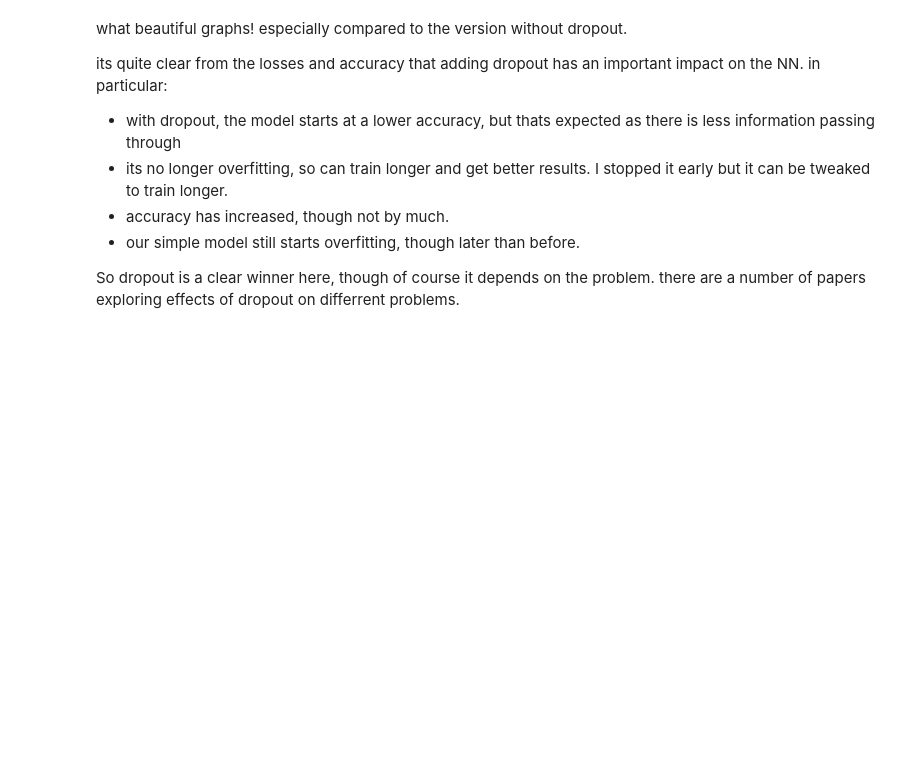
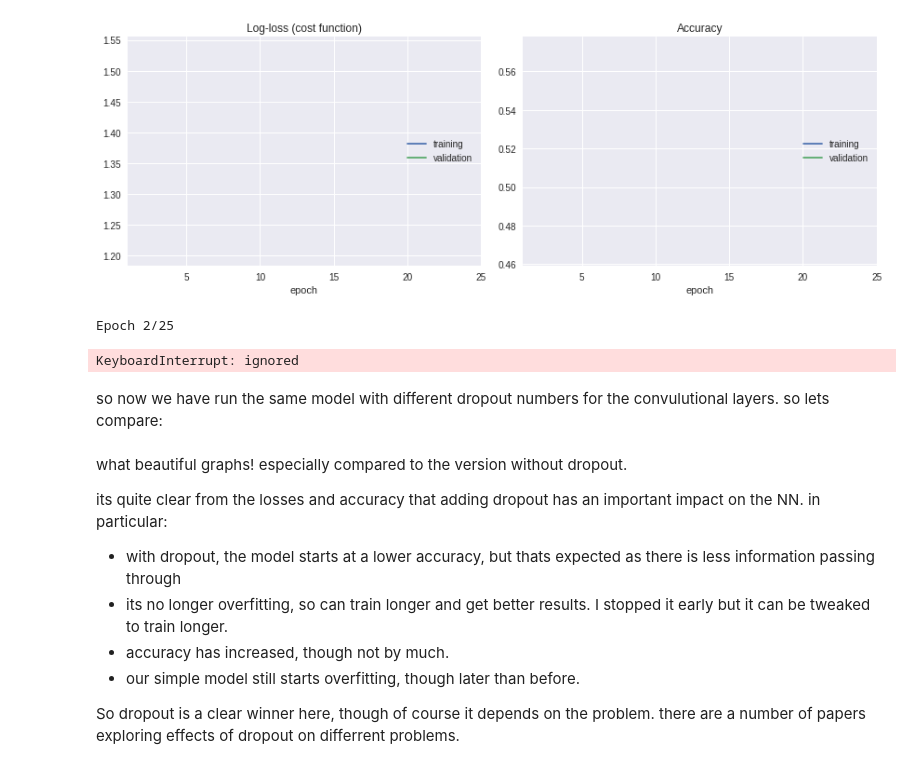
Before and after one commit to khalido/deeplearning.ai, a Jupyter notebook: notebooks/dropout_effect.ipynb, the cells around one changed output. Saved outputs shown, nothing was run; the diff lists cells and outputs as text; code cells hidden in the pictures; blank space fills up the shorter version.

Commit message:
testing different dropouts

```diff
--- a/notebooks/dropout_effect.ipynb
+++ b/notebooks/dropout_effect.ipynb
@@ -33,3 +34,0 @@ def normalize(x):
-# %%
-x_train, x_test = x_train / 255.0, x_test / 255.0
-x_train.shape, x_test.shape, y_train.shape, y_test.shape
@@ -48 +43,10 @@ first up, training a simple CNN model without dropout:
+# %%
+#data augmentation
+datagen = ImageDataGenerator(
+    rotation_range=10,
+    width_shift_range=0.05,
+    height_shift_range=0.05,
+    horizontal_flip=True,
+    )
+datagen.fit(x_train, augment=True)
 # %%
@@ -142,0 +82,19 @@ model.evaluate(x_test, y_test)
+# %%
+dropouts = np.arange(0, 0.6, 0.1)
+history = []
+
+for dropout in dropouts:
+  model = make_model(dropout)
+
+  hist = model.fit_generator(datagen.flow(x_train, y_train, batch_size=64),
+                    steps_per_epoch=len(x_train) / 64,
+                    epochs=25, validation_data=(x_test, y_test),
+                    callbacks=[PlotLossesKeras(), EarlyStopping(patience=4)])
+
+  history.append(hist)
+# %% [output]
+[figure, added]
+Epoch 2/25
+KeyboardInterrupt: ignored
+# %% [markdown]
+so now we have run the same model with different dropout numbers for the convulutional layers. so lets compare:
```
Also changed, not shown: parts of 14 cells of this notebook.
